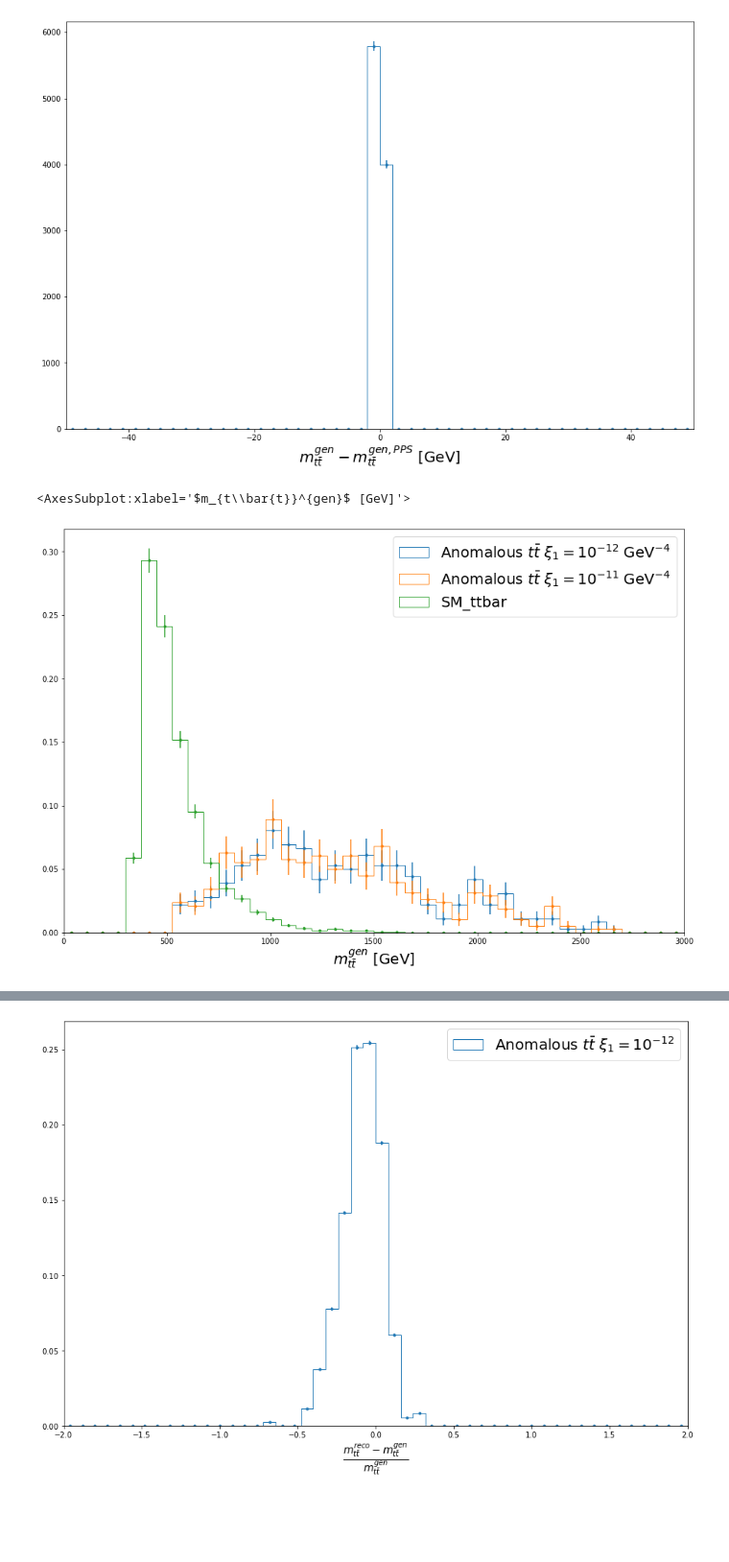
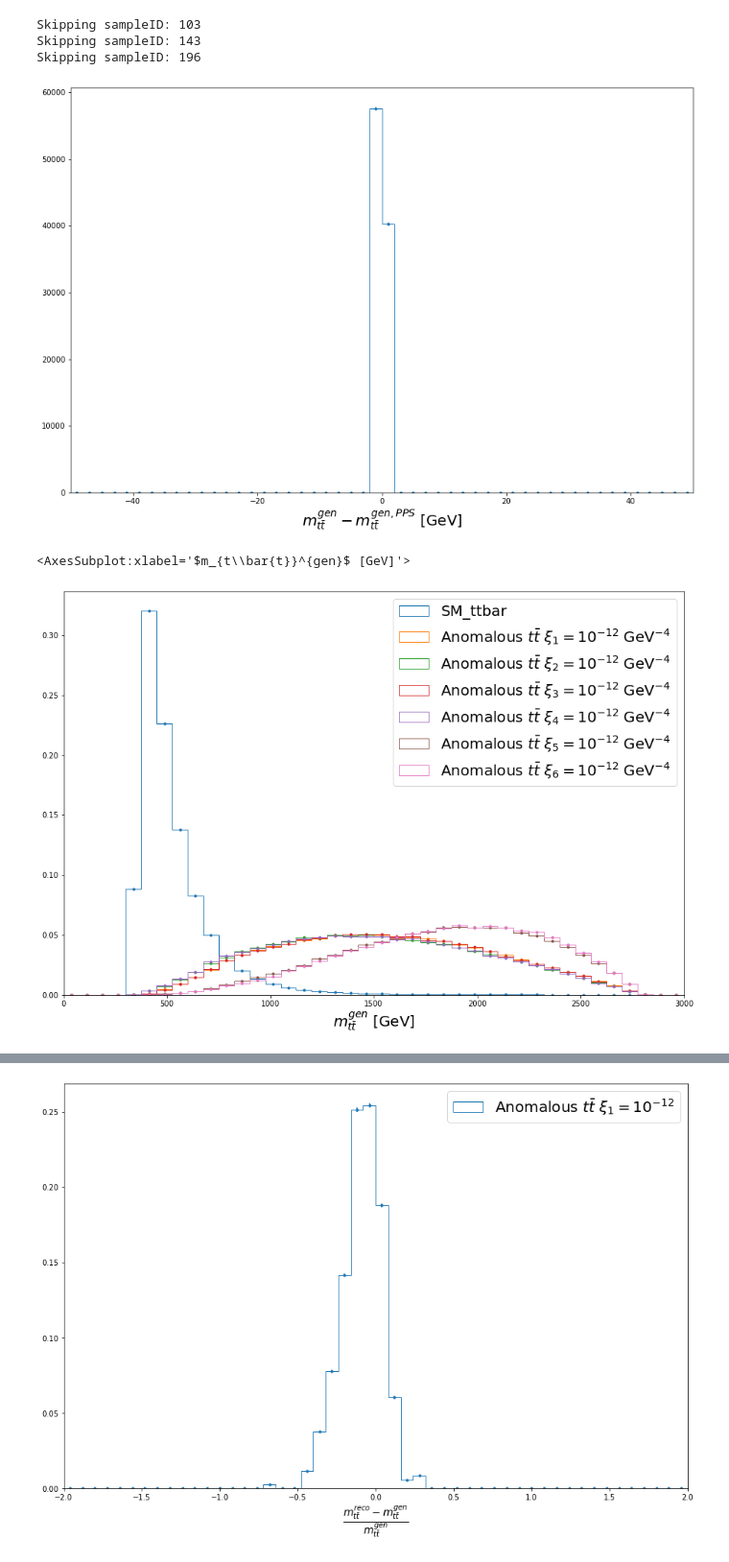
Before and after one commit to AndreaBellora/FPMC_tools, a Jupyter notebook: DelphesAnalyser.ipynb, the cells around one changed output, grey strips where cells are left out. Shown at 96% size. Cells and saved outputs as stored; diff of their text form; code cells hidden in the pictures; blank space fills up the shorter version.

```diff
--- a/DelphesAnalyser.ipynb
+++ b/DelphesAnalyser.ipynb
@@ -411,0 +509,15 @@ SM_ttbar_sf_norm1 = 1. / len(SM_ttbar_ds["xi_pos_size"])
+# %%
+signalPathTemplate = "/eos/home-a/abellora/SWAN_projects/TopPheno/FPMC_tools/DELPHES/{}/excl_anomTtbar_QED.root"
+backgroundPathTemplate = "/eos/home-a/abellora/SWAN_projects/TopPheno/MadGraph/MG5_aMC_v3_1_0/{name}/Events/run_{id}/tag_1_delphes_events.root"
+
+xi1_1e12 = loadEvents(signalPathTemplate.replace('.root','_skim.pickle'),sampleIDs=signalSampleDict[couplingSetFromName('Xi1=1e-12')])
+xi2_1e12 = loadEvents(signalPathTemplate.replace('.root','_skim.pickle'),sampleIDs=signalSampleDict[couplingSetFromName('Xi2=1e-12')])
+xi3_1e12 = loadEvents(signalPathTemplate.replace('.root','_skim.pickle'),sampleIDs=signalSampleDict[couplingSetFromName('Xi3=1e-12')])
+xi4_1e12 = loadEvents(signalPathTemplate.replace('.root','_skim.pickle'),sampleIDs=signalSampleDict[couplingSetFromName('Xi4=1e-12')])
+xi5_1e12 = loadEvents(signalPathTemplate.replace('.root','_skim.pickle'),sampleIDs=signalSampleDict[couplingSetFromName('Xi5=1e-12')])
+xi6_1e12 = loadEvents(signalPathTemplate.replace('.root','_skim.pickle'),sampleIDs=signalSampleDict[couplingSetFromName('Xi6=1e-12')])
+SM_ttbar = loadEvents(backgroundPathTemplate.format(name='SM_ttbar',id='{}').replace('.root','_skim.pickle'),sampleIDs=bgSampleDict['SM_ttbar'])
+# %% [output]
+Skipping sampleID: 103
+Skipping sampleID: 143
+Skipping sampleID: 196
@@ -412,12 +527,16 @@ SM_ttbar_sf_norm1 = 1. / len(SM_ttbar_ds["xi_pos_size"])
 # %%
-ax = plotWithRange(exampleSignal_1E12_ds["gen_m_ttbar"]-exampleSignal_1E12_ds["gen_m_protons"],50,-50,50,r"$m_{t\bar{t}}^{gen} - m_{t\bar{t}}^{gen,PPS}$ [GeV]")
+ax = plotWithRange(xi1_1e12["gen_m_ttbar"]-xi1_1e12["gen_m_protons"],50,-50,50,r"$m_{t\bar{t}}^{gen} - m_{t\bar{t}}^{gen,PPS}$ [GeV]")
 # %% [output]
-[figure, old version]
+[figure, new version]
 # %%
-ax = plotWithRange(exampleSignal_1E12_ds["gen_m_ttbar"],40,0,3000,r"$m_{t\bar{t}}$ [GeV]",r"Anomalous $t\bar{t}$ $\xi_1 = 10^{-12}$ GeV$^{-4}$",normalize=True)
-plotWithRange(exampleSignal_1E11_ds["gen_m_ttbar"],40,0,3000,r"$m_{t\bar{t}}$ [GeV]",r"Anomalous $t\bar{t}$ $\xi_1 = 10^{-11}$ GeV$^{-4}$",ax,normalize=True)
-plotWithRange(SM_ttbar_ds["gen_m_ttbar"],40,0,3000,r"$m_{t\bar{t}}^{gen}$ [GeV]","SM_ttbar",ax,normalize=True)
+ax = plotWithRange(SM_ttbar["gen_m_ttbar"],40,0,3000,"","SM_ttbar",normalize=True)
+plotWithRange(xi1_1e12["gen_m_ttbar"],40,0,3000,"",r"Anomalous $t\bar{t}$ $\xi_1 = 10^{-12}$ GeV$^{-4}$",ax,normalize=True)
+plotWithRange(xi2_1e12["gen_m_ttbar"],40,0,3000,"",r"Anomalous $t\bar{t}$ $\xi_2 = 10^{-12}$ GeV$^{-4}$",ax,normalize=True)
+plotWithRange(xi3_1e12["gen_m_ttbar"],40,0,3000,"",r"Anomalous $t\bar{t}$ $\xi_3 = 10^{-12}$ GeV$^{-4}$",ax,normalize=True)
+plotWithRange(xi4_1e12["gen_m_ttbar"],40,0,3000,"",r"Anomalous $t\bar{t}$ $\xi_4 = 10^{-12}$ GeV$^{-4}$",ax,normalize=True)
+plotWithRange(xi5_1e12["gen_m_ttbar"],40,0,3000,"",r"Anomalous $t\bar{t}$ $\xi_5 = 10^{-12}$ GeV$^{-4}$",ax,normalize=True)
+plotWithRange(xi6_1e12["gen_m_ttbar"],40,0,3000,r"$m_{t\bar{t}}^{gen}$ [GeV]",r"Anomalous $t\bar{t}$ $\xi_6 = 10^{-12}$ GeV$^{-4}$",ax,normalize=True)
 # %% [output]
 <AxesSubplot:xlabel='$m_{t\\bar{t}}^{gen}$ [GeV]'>
-[figure, old version]
+[figure, new version]
 # %%
```
Also changed, not shown: parts of 74 cells of this notebook, 1 other file.
